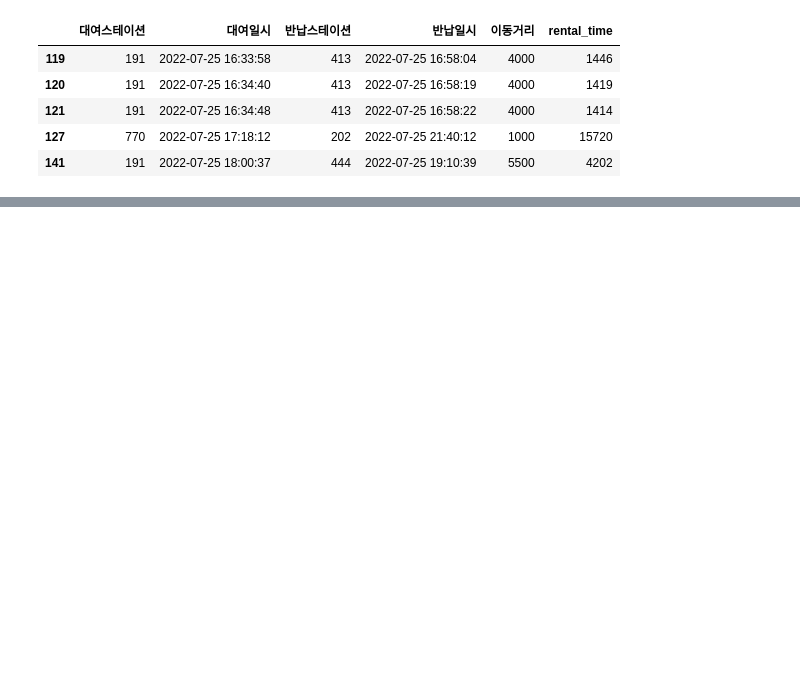
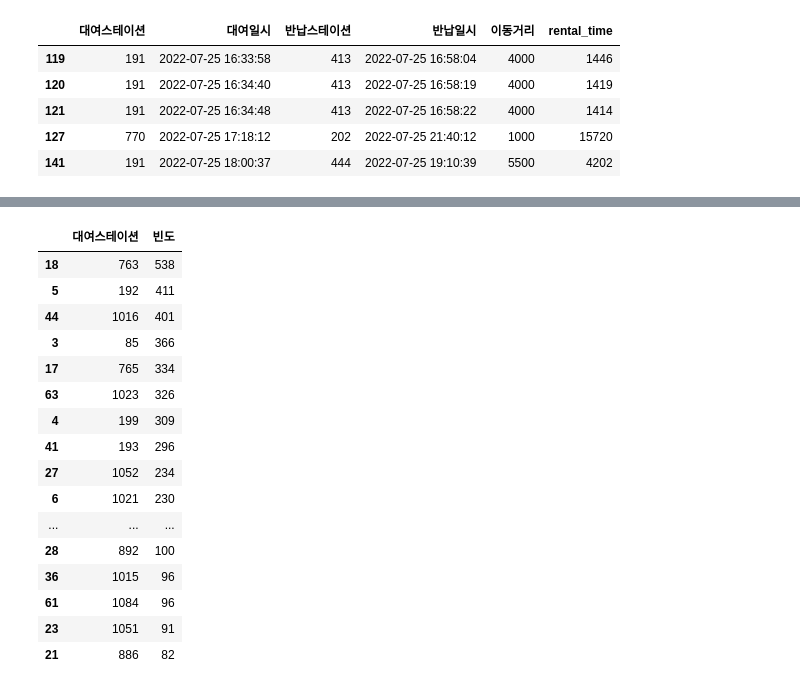
Before and after one commit to FlowerfulFort/TashuAnalysis, a Jupyter notebook: Usage_Analysis.ipynb, the cells around one changed output, grey strips where cells are left out. Saved outputs shown, nothing was run; the diff lists cells and outputs as text; code cells hidden in the pictures; blank space fills up the shorter version.

```diff
--- a/Usage_Analysis.ipynb
+++ b/Usage_Analysis.ipynb
@@ -50,0 +80,11 @@ map
+# %%
+stat_dict = {}
+
+def addToDict(d: dict, station: int):
+    if not str(station) in d.keys():
+        d[str(station)] = 1
+    else:
+        d[str(station)] += 1
+
+filtered['대여스테이션'].apply(lambda x: addToDict(stat_dict, x))
+stat_dict
@@ -50,0 +109,6 @@ map
+# %%
+x = stat_dict.keys()
+y = stat_dict.values()
+
+rentaldf = pd.DataFrame(data={'대여스테이션': x, '빈도': y})
+rentaldf
@@ -50,0 +129,22 @@ map
+# %%
+rentaldf = rentaldf.sort_values(by='빈도', ascending=False)
+top10rental = rentaldf.head(30)
+top10rental
+# %% [output]
+|  | 대여스테이션 | 빈도 |
+| 18 | 763 | 538 |
+| 5 | 192 | 411 |
+| 44 | 1016 | 401 |
+| 3 | 85 | 366 |
+| 17 | 765 | 334 |
+| 63 | 1023 | 326 |
+| 4 | 199 | 309 |
+| 41 | 193 | 296 |
+| 27 | 1052 | 234 |
+| 6 | 1021 | 230 |
+| ... | ... | ... |
+| 28 | 892 | 100 |
+| 36 | 1015 | 96 |
+| 61 | 1084 | 96 |
+| 23 | 1051 | 91 |
+| 21 | 886 | 82 |
```
Also changed, not shown: parts of 9 cells of this notebook, 2 other files.
